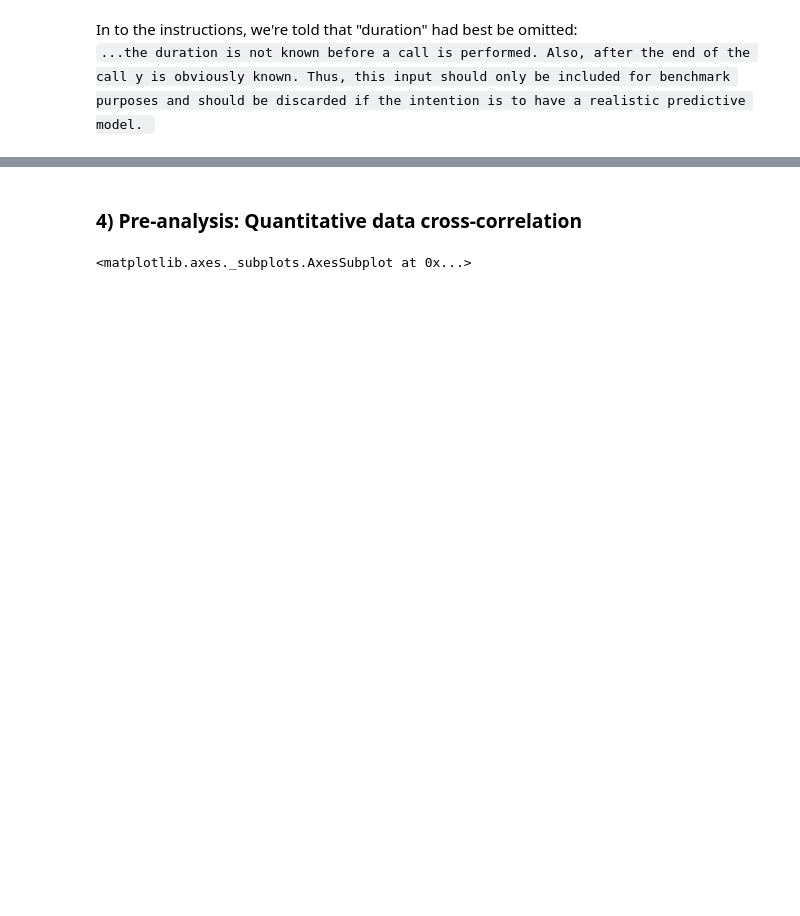
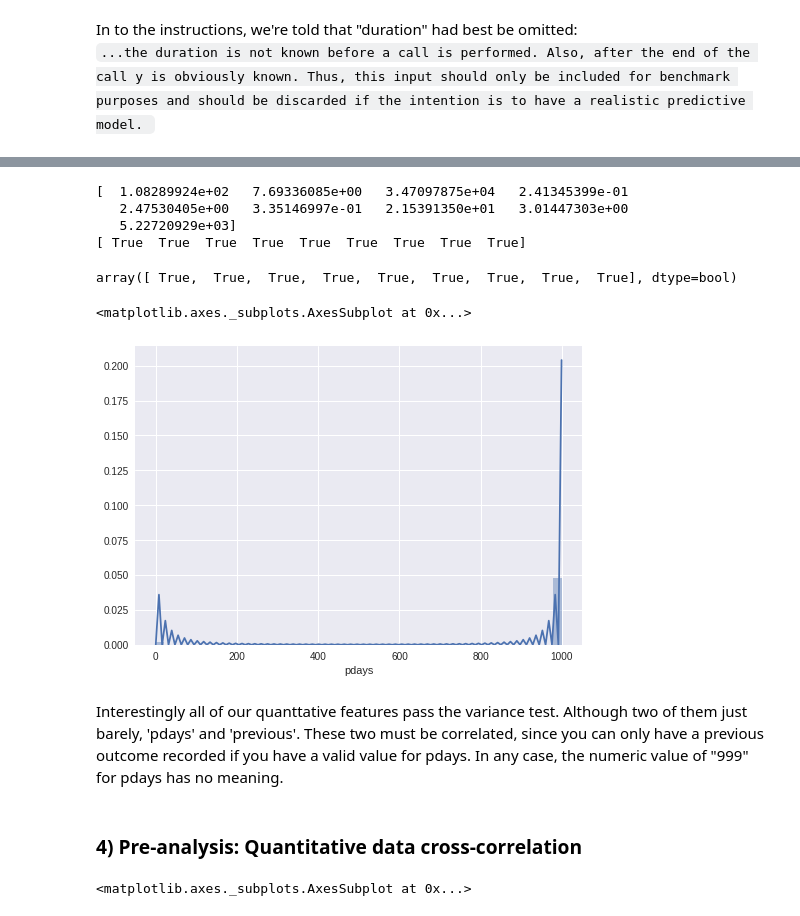
Before and after one commit to aaroncnb/DataChallenge, a Jupyter notebook: problem1_1_notes.ipynb, the cells around one changed output, grey strips where cells are left out. Drawn from its saved outputs; the diff is of its cells as text; code cells hidden in the pictures; blank space fills up the shorter version.

```diff
--- a/problem1_1_notes.ipynb
+++ b/problem1_1_notes.ipynb
@@ -160,0 +180,25 @@ train.drop(non_quantitative, axis=1)
+# %%
+from sklearn.feature_selection import VarianceThreshold
+sel = VarianceThreshold(threshold=0.2)
+sel.fit_transform(train[quant_cols])
+
+
+print sel.variances_
+
+print sel.get_support()
+# %% [output]
+[  1.08289924e+02   7.69336085e+00   3.47097875e+04   2.41345399e-01
+   2.47530405e+00   3.35146997e-01   2.15391350e+01   3.01447303e+00
+   5.22720929e+03]
+[ True  True  True  True  True  True  True  True  True]
+# %%
+sel.get_support()
+# %% [output]
+array([ True,  True,  True,  True,  True,  True,  True,  True,  True], dtype=bool)
+# %%
+sb.distplot(train.pdays)
+# %% [output]
+<matplotlib.axes._subplots.AxesSubplot at 0x...>
+[figure, added]
+# %% [markdown]
+Interestingly all of our quanttative features pass the variance test. Although two of them just barely, 'pdays' and 'previous'. These two must be correlated, since you can only have a previous outcome recorded if you have a valid value for pdays. In any case, the numeric value of "999" for pdays has no meaning.
```
Also changed, not shown: parts of 84 cells of this notebook, 2 other files.
